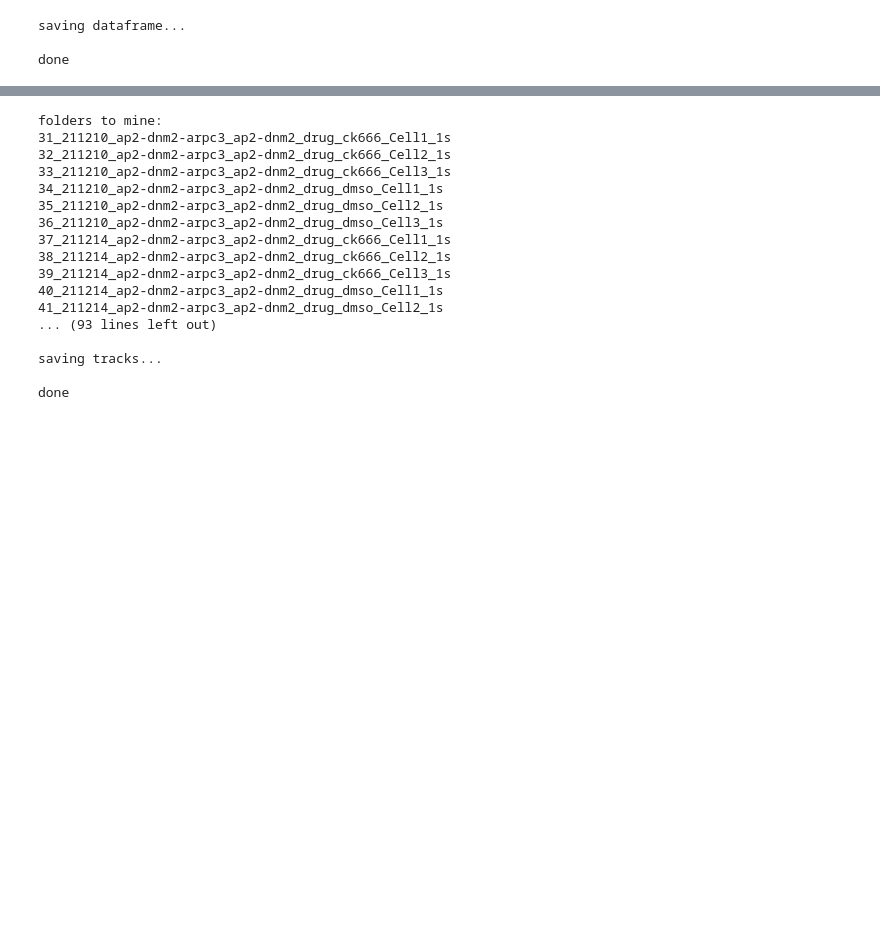
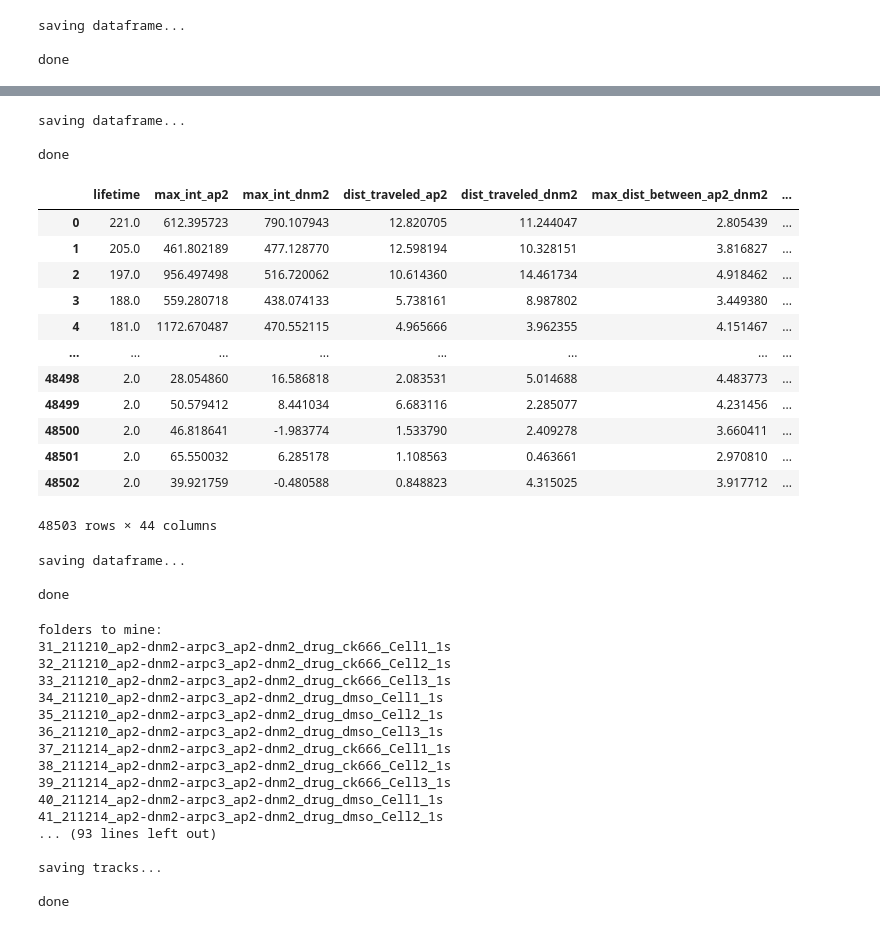
Before and after one commit to DrubinBarnes/Jin_Shirazinejad_et_al_branched_actin_manuscript, a Jupyter notebook: analysis/simplified_workflow/nb07_simplified.ipynb, the cells around one changed output, grey strips where cells are left out. Saved outputs shown, nothing was run; the diff lists cells and outputs as text; code cells hidden in the pictures; blank space fills up the shorter version.

```diff
--- a/analysis/simplified_workflow/nb07_simplified.ipynb
+++ b/analysis/simplified_workflow/nb07_simplified.ipynb
@@ -174,3 +257,31 @@ done
+# %%
+display_tracks.cluster_with_existing_model(analysis_metadata.item().get('path_outputs'),
+                            'df_ada_shock_after_merged_features')
+# %% [output]
+saving dataframe...
+
+done
+|  | lifetime | max_int_ap2 | max_int_dnm2 | dist_traveled_ap2 | dist_traveled_dnm2 | max_dist_between_ap2_dnm2 | ... |
+| 0 | 221.0 | 612.395723 | 790.107943 | 12.820705 | 11.244047 | 2.805439 | ... |
+| 1 | 205.0 | 461.802189 | 477.128770 | 12.598194 | 10.328151 | 3.816827 | ... |
+| 2 | 197.0 | 956.497498 | 516.720062 | 10.614360 | 14.461734 | 4.918462 | ... |
+| 3 | 188.0 | 559.280718 | 438.074133 | 5.738161 | 8.987802 | 3.449380 | ... |
+| 4 | 181.0 | 1172.670487 | 470.552115 | 4.965666 | 3.962355 | 4.151467 | ... |
+| ... | ... | ... | ... | ... | ... | ... | ... |
+| 48498 | 2.0 | 28.054860 | 16.586818 | 2.083531 | 5.014688 | 4.483773 | ... |
+| 48499 | 2.0 | 50.579412 | 8.441034 | 6.683116 | 2.285077 | 4.231456 | ... |
+| 48500 | 2.0 | 46.818641 | -1.983774 | 1.533790 | 2.409278 | 3.660411 | ... |
+| 48501 | 2.0 | 65.550032 | 6.285178 | 1.108563 | 0.463661 | 2.970810 | ... |
+| 48502 | 2.0 | 39.921759 | -0.480588 | 0.848823 | 4.315025 | 3.917712 | ... |
+48503 rows × 44 columns
+# %%
+df_with_ccps_ada_shock = detect_peaks.find_single_peaks_using_existing_model(analysis_metadata.item().get('path_outputs'),
+                                                    'df_ada_shock_after_merged_features',
+                                                    'merged_all_valid_ada_after_shock_tracks')
+# %% [output]
+saving dataframe...
+
+done
 # %%
 path_drugs='/Volumes/Google Drive/My Drive/Drubin Lab/ap2dynm2arcp3_project/revision_tracking/ck666_tracking_data_ap2dnm2'
 # %%
```
Also changed, not shown: parts of 6 cells of this notebook, 5 other files.
